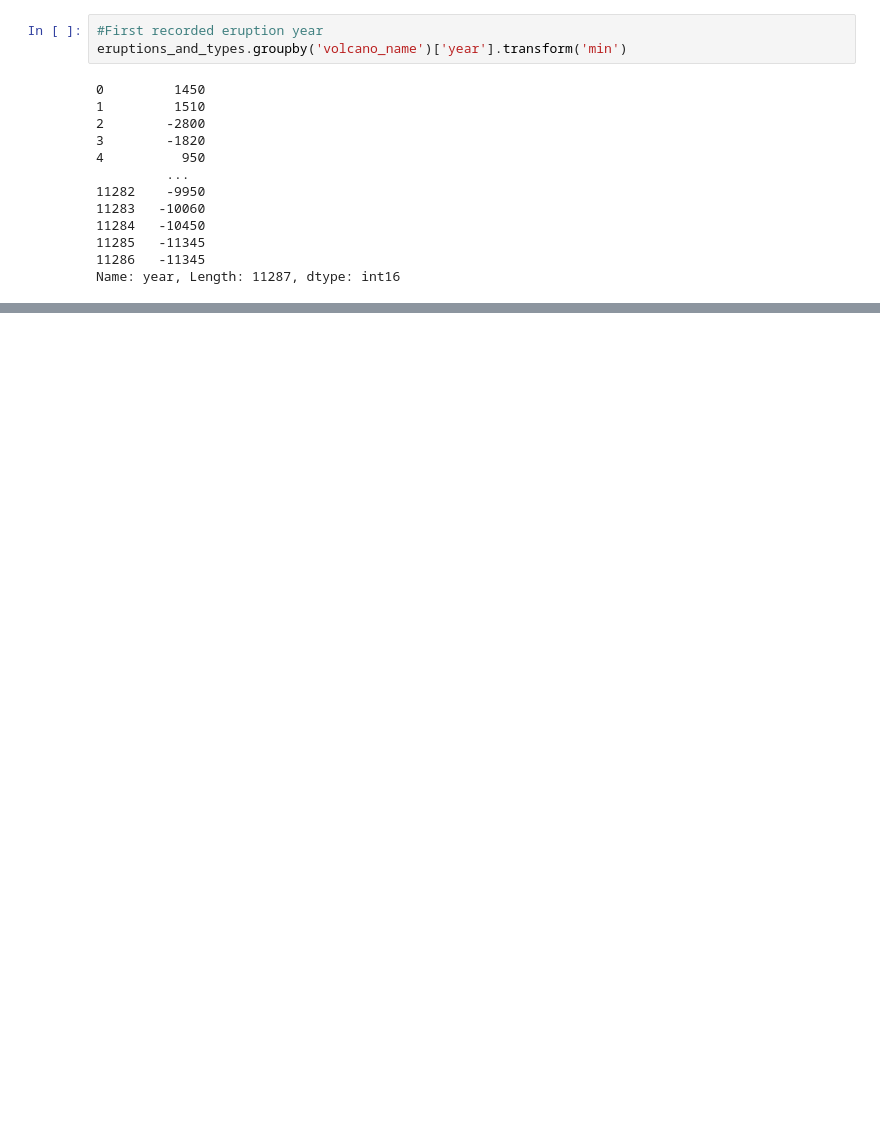
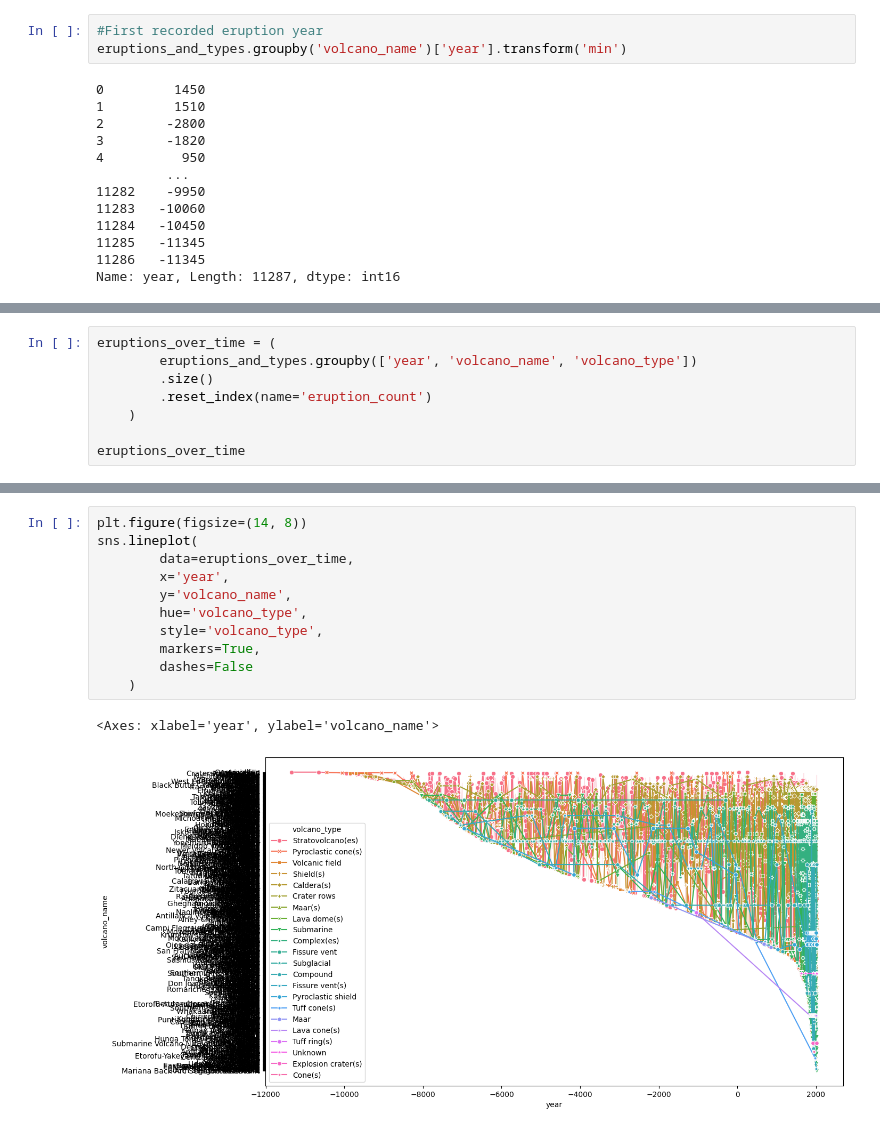
Before and after one commit to veronicadeleonh/earthquakes-volcanoes, a Jupyter notebook: dev-notebooks/volcano-cleaning.ipynb, the cells around one changed output, grey strips where cells are left out. Cells and saved outputs as stored; diff of their text form; blank space fills up the shorter version.

```diff
--- a/dev-notebooks/volcano-cleaning.ipynb
+++ b/dev-notebooks/volcano-cleaning.ipynb
@@ -551,0 +562,8 @@ KeyError: '`Styler.apply` and `.map` are not compatible with non-unique index or
+# %%
+eruptions_over_time = (
+        eruptions_and_types.groupby(['year', 'volcano_name', 'volcano_type'])
+        .size()
+        .reset_index(name='eruption_count')
+    )
+
+eruptions_over_time
@@ -551,0 +607,14 @@ KeyError: '`Styler.apply` and `.map` are not compatible with non-unique index or
+# %%
+plt.figure(figsize=(14, 8))
+sns.lineplot(
+        data=eruptions_over_time,
+        x='year',
+        y='volcano_name',
+        hue='volcano_type',
+        style='volcano_type',
+        markers=True,
+        dashes=False
+    )
+# %% [output]
+<Axes: xlabel='year', ylabel='volcano_name'>
+[figure, added]
```
Also changed, not shown: parts of 6 cells of this notebook, 2 other files.
